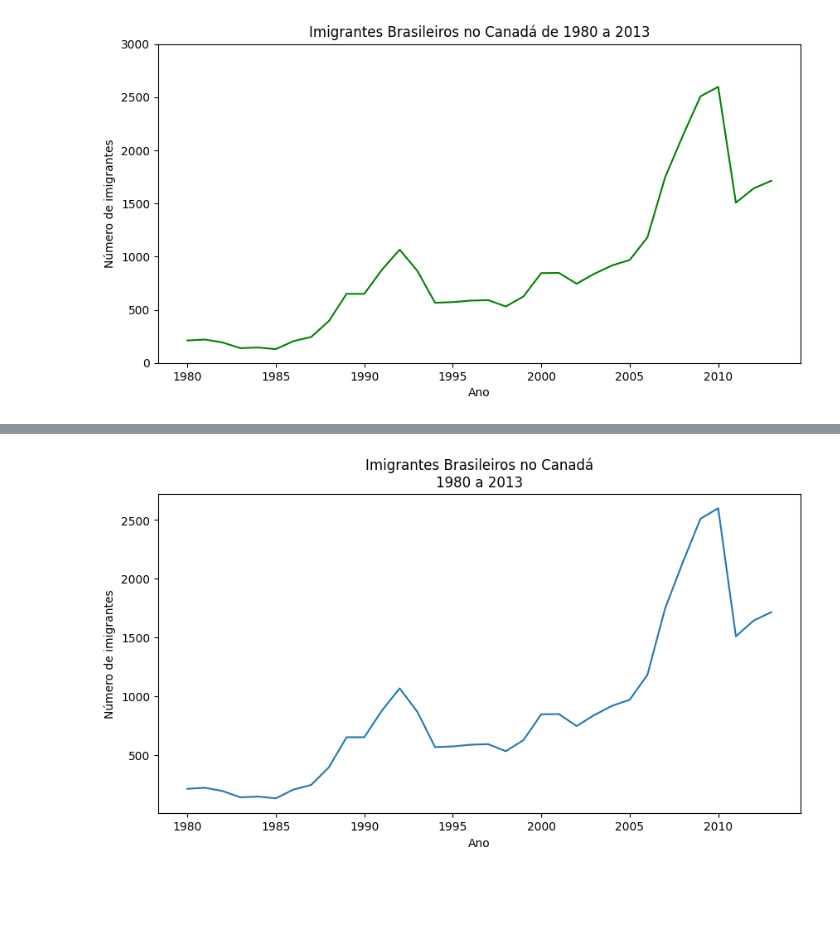
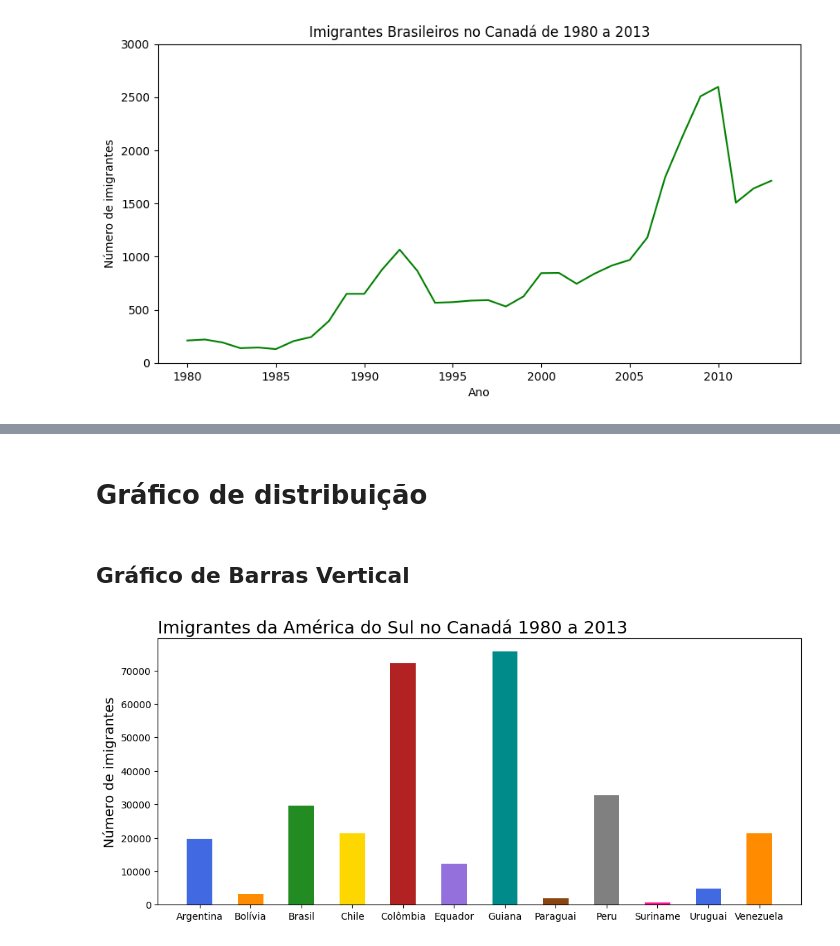
Before and after one commit to marcoaureliomenezes/AI-labs, a Jupyter notebook: ml_0_aux_tools/matplot_seaborn/curso_creating_graphs_python_1.ipynb, the cells around one changed output, grey strips where cells are left out. Saved outputs shown, nothing was run; the diff lists cells and outputs as text; code cells hidden in the pictures; blank space fills up the shorter version.

```diff
--- a/ml_0_aux_tools/matplot_seaborn/curso_creating_graphs_python_1.ipynb
+++ b/ml_0_aux_tools/matplot_seaborn/curso_creating_graphs_python_1.ipynb
@@ -1,12 +1,13 @@
+# %%
+import pandas as pd
+import numpy as np
+import matplotlib.pyplot as plt
+
+PATH = '../../datasets/others/imigrantes_canada.csv'
+
+df_data = pd.read_csv(PATH)
+df_data.set_index('País', inplace=True)
 # %%
-import pandas as pd
-import matplotlib.pyplot as plt
-
-
-df_data = pd.read_csv('./datasets/imigrantes_canada.csv')
-
-df_data.set_index('País', inplace=True)
-
 anos = list(map(str, range(1980, 2014)))
 df_brasil = df_data.loc['Brasil', anos]
 dict_brasil = {'Ano': df_brasil.index.tolist(), 'Brasil': df_brasil.values.tolist()}
@@ -19,3 +20,7 @@ df_brasil.head()
 | 2 | 1982 | 192 |
 | 3 | 1983 | 139 |
 | 4 | 1984 | 145 |
+# %%
+df_america_do_sul = df_data.query('Região == "América do Sul"')
+df_america_do_sul_sorted = df_america_do_sul.sort_values(by='Total', ascending=True, inplace=False)
+df_america_do_sul_sorted.head()
@@ -34,0 +93,2 @@ plt.show()
+# %% [markdown]
+# Gráfico de distribuição
@@ -35,10 +109,17 @@ plt.show()
+# %% [markdown]
+## Gráfico de Barras Vertical
 # %%
-fig, eixo = plt.subplots(figsize=(10, 5))
-eixo.xaxis.set_major_locator(plt.MultipleLocator(5))
-eixo.set_title('Imigrantes Brasileiros no Canadá\n1980 a 2013')
-eixo.set_xlabel('Ano')
-eixo.set_ylabel('Número de imigrantes')
-eixo.plot(df_brasil['Ano'], df_brasil['Brasil'])
+fig, eixo = plt.subplots(figsize=(12, 5))
+
+cores = ['royalblue', 'darkorange', 'forestgreen', 'gold', 'firebrick', 'mediumpurple', 'darkcyan', 'saddlebrown', 'gray', 'deeppink']
+
+eixo.bar(df_america_do_sul.index, df_america_do_sul['Total'], color=cores, width=0.5)
+eixo.set_title('Imigrantes da América do Sul no Canadá 1980 a 2013', fontsize=18, loc = 'left')
+eixo.set_xlabel('')
+eixo.set_ylabel('Número de imigrantes', fontsize=14)
+eixo.xaxis.set_tick_params(labelsize=10)
+eixo.yaxis.set_tick_params(labelsize=10)
+
 plt.show()
 # %% [output]
-[figure, old version]
+[figure, new version]
```
Also changed, not shown: parts of 7 cells of this notebook, 52 other files.
